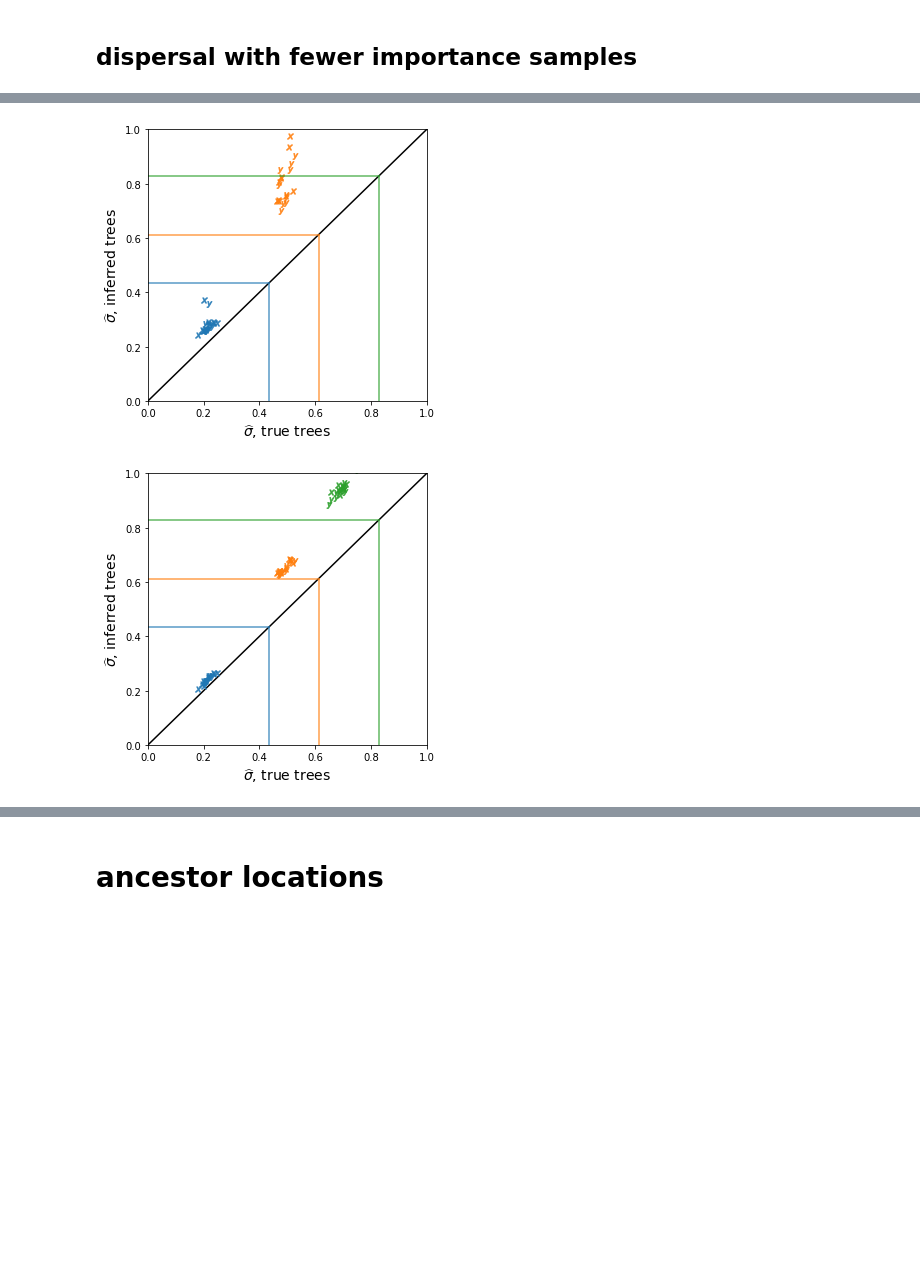
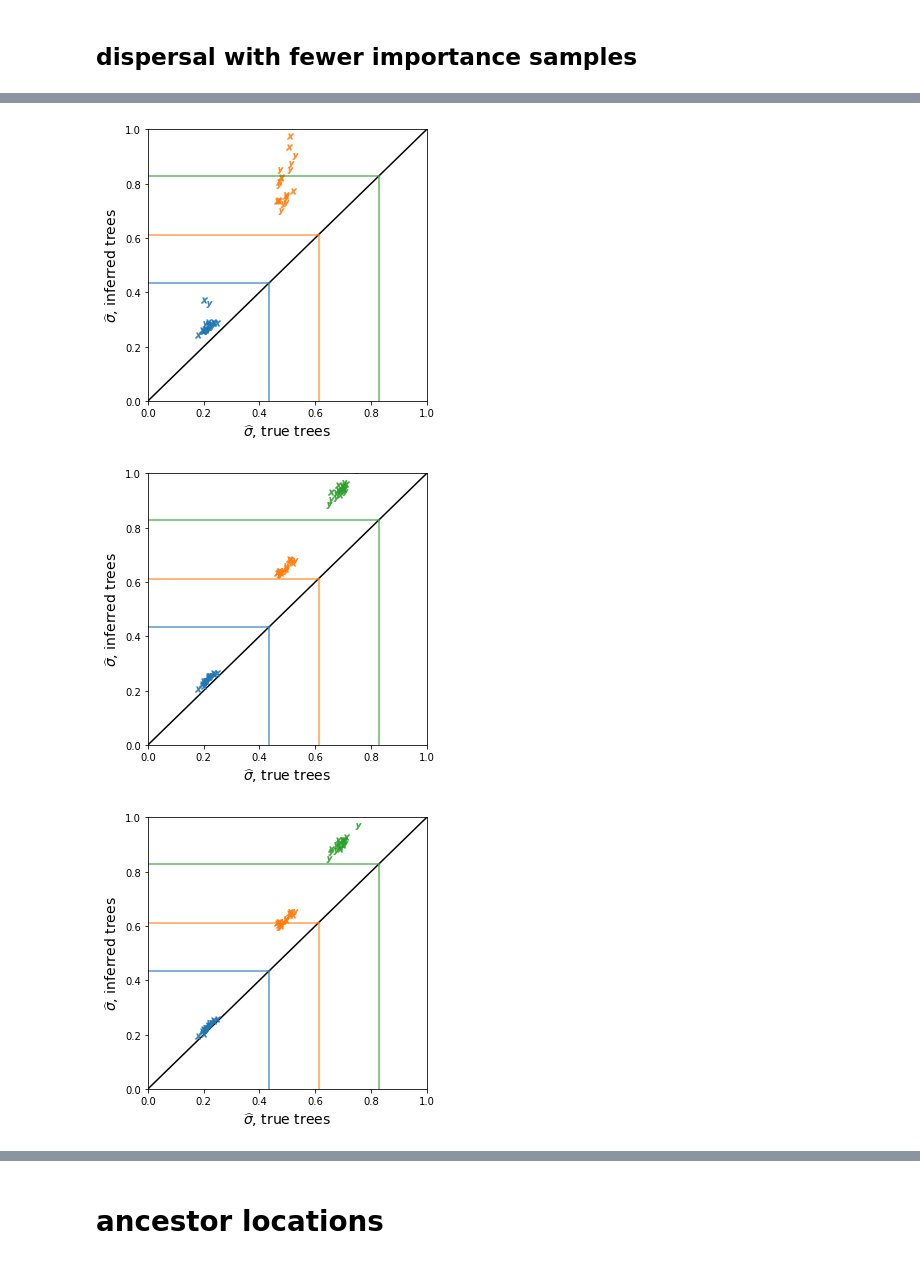
Before and after one commit to mmosmond/sparg-ms, a Jupyter notebook: simulations/plots.ipynb, the cells around one changed output, grey strips where cells are left out. Saved outputs shown, nothing was run; the diff lists cells and outputs as text; code cells hidden in the pictures; blank space fills up the shorter version.

```diff
--- a/simulations/plots.ipynb
+++ b/simulations/plots.ipynb
@@ -169,20 +170,21 @@ for m in [1,10]:
 # %%
 SIGMAmate = 0.5
 K = 1.0
 nreps = range(10)
 tCutoff = 1000
 d = 100
 SIGMAdisps = [0.25,0.5,0.75]
 
 true_string = 'data/sim_100000000L_1e-08RBP_2.0LAMBDA_%sK_100W_1.0SIGMAcomp_%sSIGMAmate_%sSIGMAdisp_0selfing_40000MAXT_%dnrep_10000Ne_1e-08U_%dd_50k_2G_100treeskip_%stCutoff_mle-dispersal.npy'
 inferred_string = 'data/sim_100000000L_1e-08RBP_2.0LAMBDA_%sK_100W_1.0SIGMAcomp_%sSIGMAmate_%sSIGMAdisp_0selfing_40000MAXT_%dnrep_10000Ne_1e-08U_%dd_50k_2G_5numiter_0.5threshold_100treeskip_1000M_%stCutoff_%dm_mle-dispersal.npy'
 
-for m in [1,10]:
+for m in [1,10,100]:
     filename = 'plots/disp-T%d-m%d.pdf' %(tCutoff,m)
     true_inf_disp_plot(d, tCutoff, SIGMAdisps, nreps, true_string, inferred_string, K, SIGMAmate, xmax=1, filename=filename)
 # %% [output]
 [figure]
 [figure]
+[figure, added]
 # %%
 SIGMAmate = 0.5
 K = 1.0
```
Also changed, not shown: parts of 7 cells of this notebook, 1 other file.
